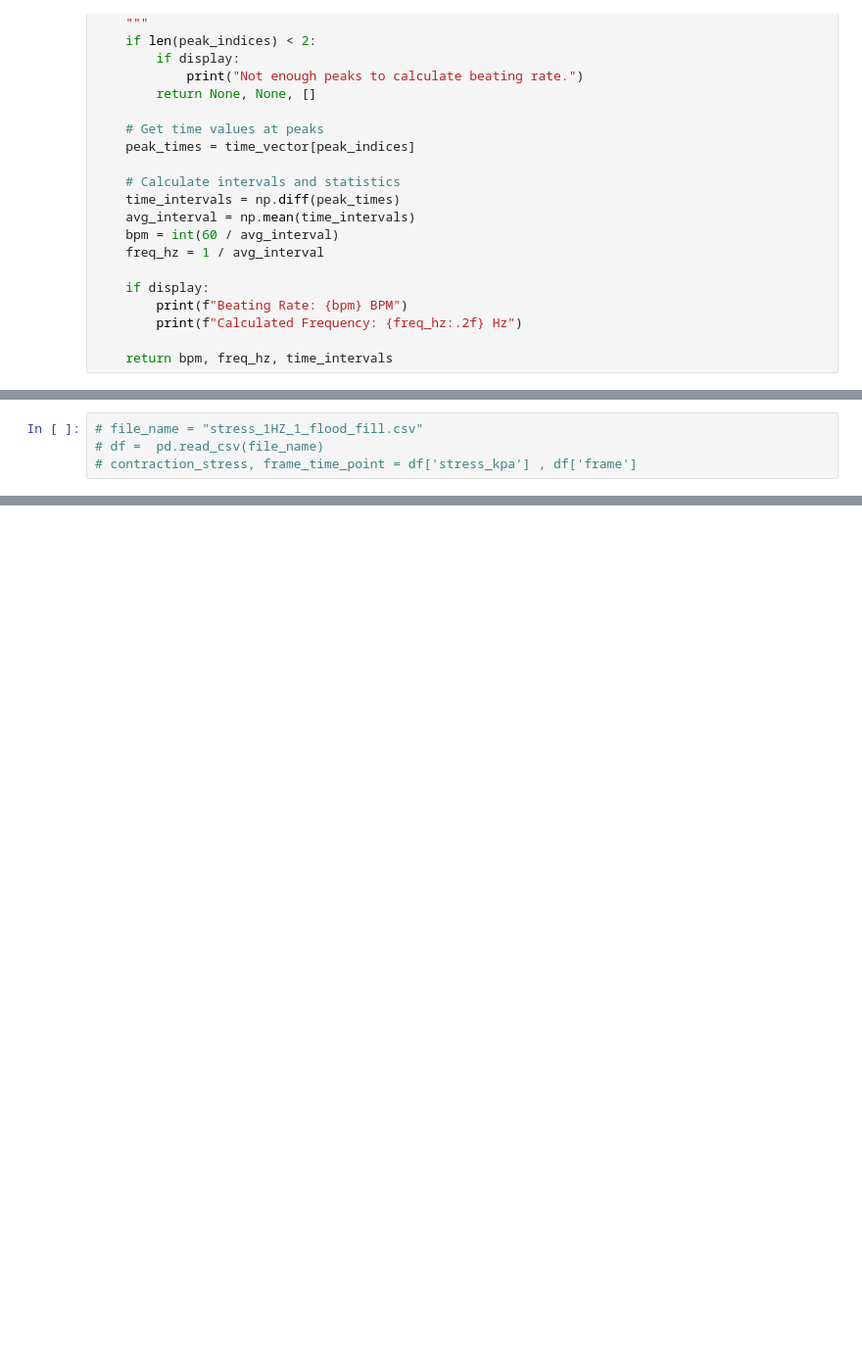
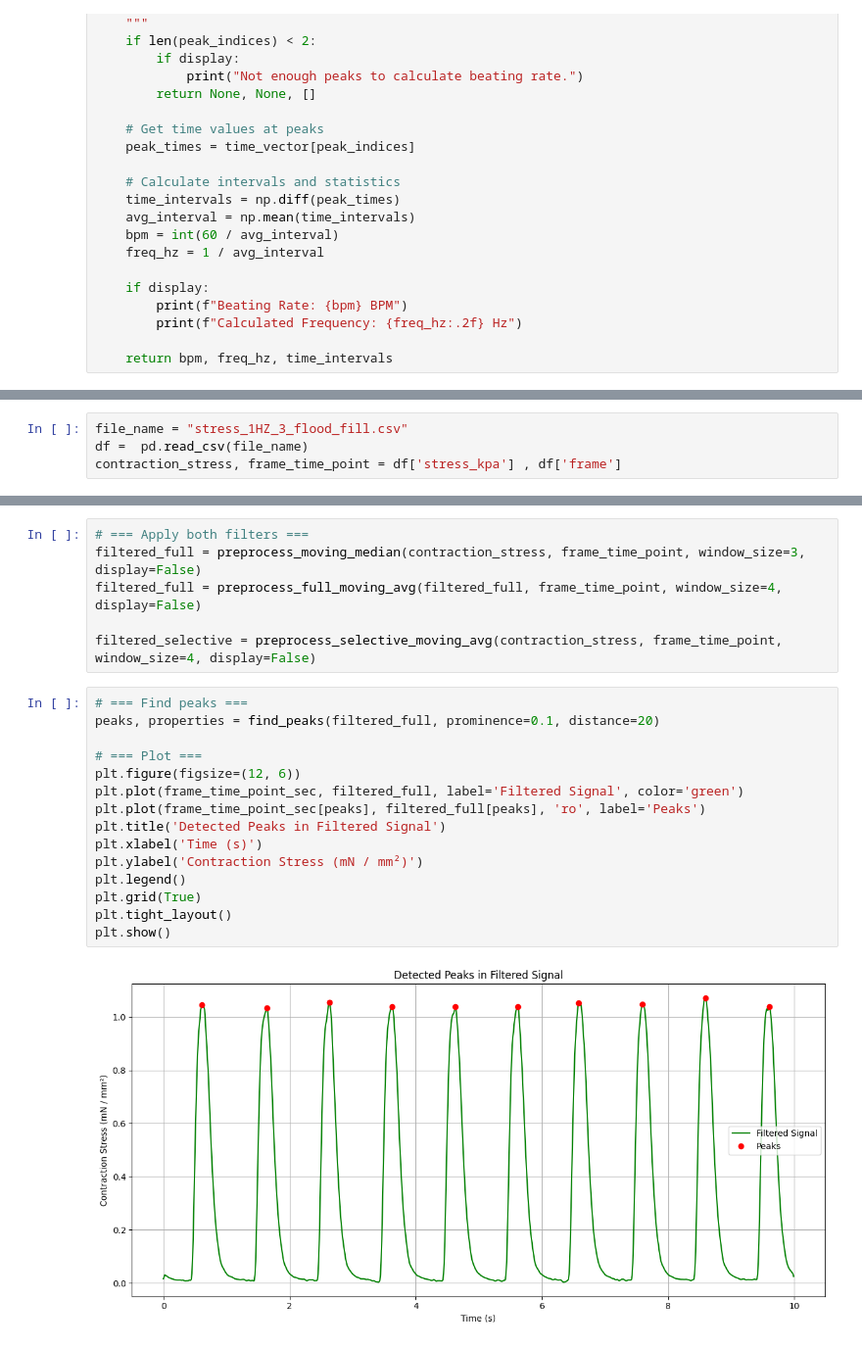
Before and after one commit to dor-ch/Caspi-s-Lab, a Jupyter notebook: processing and parameters from FF algo.ipynb, the cells around one changed output, grey strips where cells are left out. Shown at 98% size. Saved outputs shown, nothing was run; the diff lists cells and outputs as text; blank space fills up the shorter version.

```diff
--- a/processing and parameters from FF algo.ipynb
+++ b/processing and parameters from FF algo.ipynb
@@ -488,5 +394,5 @@ def create_summary_excel_with_means(signal, time_vector, peaks, end_relax_idxs,
 # %%
-# file_name = "stress_1HZ_1_flood_fill.csv"
-# df =  pd.read_csv(file_name)
-# contraction_stress, frame_time_point = df['stress_kpa'] , df['frame']
+file_name = "stress_1HZ_3_flood_fill.csv"
+df =  pd.read_csv(file_name)
+contraction_stress, frame_time_point = df['stress_kpa'] , df['frame']
 # %%
@@ -601,0 +401,23 @@ Saved: C:\Users\CaspiLab\Desktop\smarthreart - Dor's codes\18 TIFFS for comperis
+# %%
+# === Apply both filters ===
+filtered_full = preprocess_moving_median(contraction_stress, frame_time_point, window_size=3, display=False)
+filtered_full = preprocess_full_moving_avg(filtered_full, frame_time_point, window_size=4, display=False)
+
+filtered_selective = preprocess_selective_moving_avg(contraction_stress, frame_time_point, window_size=4, display=False)
+# %%
+# === Find peaks ===
+peaks, properties = find_peaks(filtered_full, prominence=0.1, distance=20)
+
+# === Plot ===
+plt.figure(figsize=(12, 6))
+plt.plot(frame_time_point_sec, filtered_full, label='Filtered Signal', color='green')
+plt.plot(frame_time_point_sec[peaks], filtered_full[peaks], 'ro', label='Peaks')
+plt.title('Detected Peaks in Filtered Signal')
+plt.xlabel('Time (s)')
+plt.ylabel('Contraction Stress (mN / mm²)')
+plt.legend()
+plt.grid(True)
+plt.tight_layout()
+plt.show()
+# %% [output]
+[figure, added]
```
Also changed, not shown: parts of 38 cells of this notebook.
